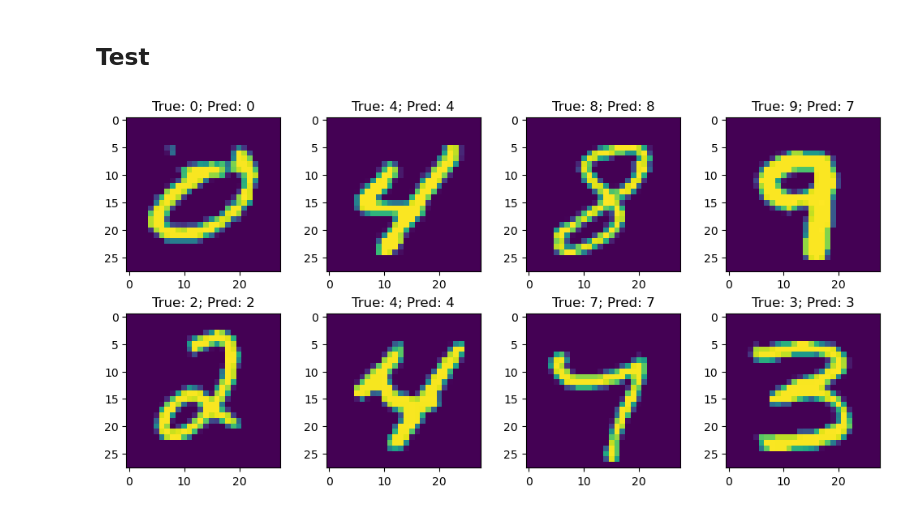
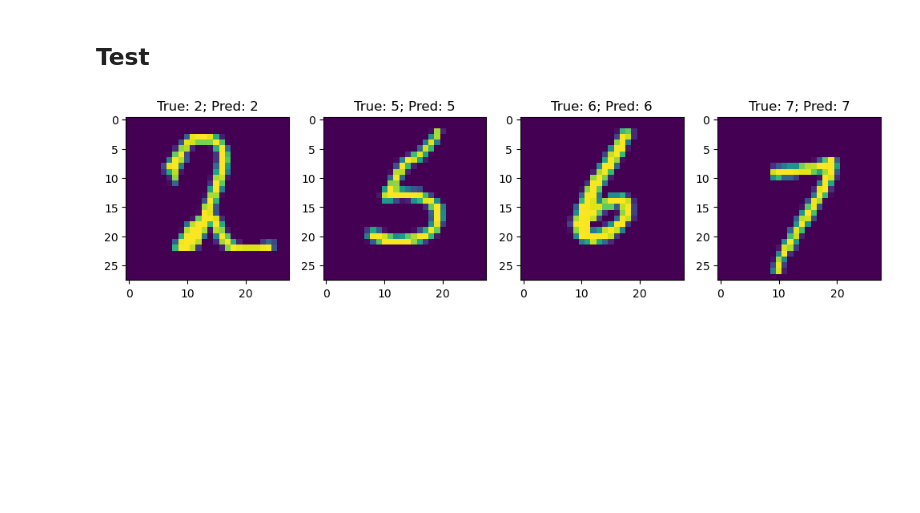
Before and after one commit to AhmedThahir/Deep_Learning_Optimization_Algorithms, a Jupyter notebook: Deep_Learning_Optimization_Algorithms.ipynb, the cells around one changed output. Cells and saved outputs as stored; diff of their text form; code cells hidden in the pictures; blank space fills up the shorter version.

Commit message:
Optimizing training

```diff
--- a/Deep_Learning_Optimization_Algorithms.ipynb
+++ b/Deep_Learning_Optimization_Algorithms.ipynb
@@ -40 +34,9 @@ dev_random_sampler = RandomSampler(dev, num_samples=dev_size)
+# %%
+train_size = min(1_000, len(train)) # Check if model overfits on small data, to ensure DNN actually is effective
+dev_size = min(1_000, len(dev))
+
+min_training_batches = 4
+train_batch_size = min(32, max(1, train_size // min_training_batches))
+
+evaluation_batch_size = min(1_024, dev_size)
 # %%
@@ -193,5 +214,15 @@ def train_model(train_dl, dev_dl, model, loss, optimizer, n_epochs, agg=None):
 	return summary
 # %%
-model = NeuralNet(train_dl)
+model = NeuralNet(
+	train_dl,
+	hidden_layers = [
+		nn.Flatten(),
+		nn.LazyLinear(100),
+		nn.ReLU(),
+		nn.LazyLinear(10),
+		nn.ReLU()
+		# nn.Sigmoid() not required
+	]
+)
 # model = model.half()
 # model = torch.compile(model, mode="reduce-overhead")
@@ -273,23 +305,23 @@ plot_summary(summary)
 # %% [markdown]
 ## Test
 # %%
-def plot_examples(data, plot_count=8, fig_size=(10, 5)):
-    x, y = data[:plot_count]
-    # x = x.half()
-    # y = y.half()
+def plot_examples(data, plot_count=4, fig_size=(10, 5)):
+	x, y = data[:plot_count]
+	# x = x.half()
+	# y = y.half()
 
-    pred = model(x).argmax(axis=1)
-    cols = 4
-    rows = np.ceil(plot_count / cols).astype(int)
+	pred = model(x).argmax(axis=1)
+	cols = 4
+	rows = np.ceil(plot_count / cols).astype(int)
 
-    fig, ax = plt.subplots(rows, cols, figsize=fig_size)
-    for i in range(plot_count):
-        plt.subplot(rows, cols, i + 1)
-        plt.imshow(x[i])
-        plt.title(f"True: {y[i].argmax()}; Pred: {pred[i]}")
-    fig.tight_layout()
-    plt.show()
+	fig, ax = plt.subplots(rows, cols, figsize=fig_size)
+	for i in range(plot_count):
+		plt.subplot(rows, cols, i + 1)
+		plt.imshow(x[i])
+		plt.title(f"True: {y[i].argmax()}; Pred: {pred[i]}")
+	fig.tight_layout()
+	plt.show()
 
-plot_examples(dev)
+plot_examples(dev, 4)
 # %% [output]
-[figure, old version]
+[figure, new version]
```
Also changed, not shown: parts of 11 cells of this notebook.
